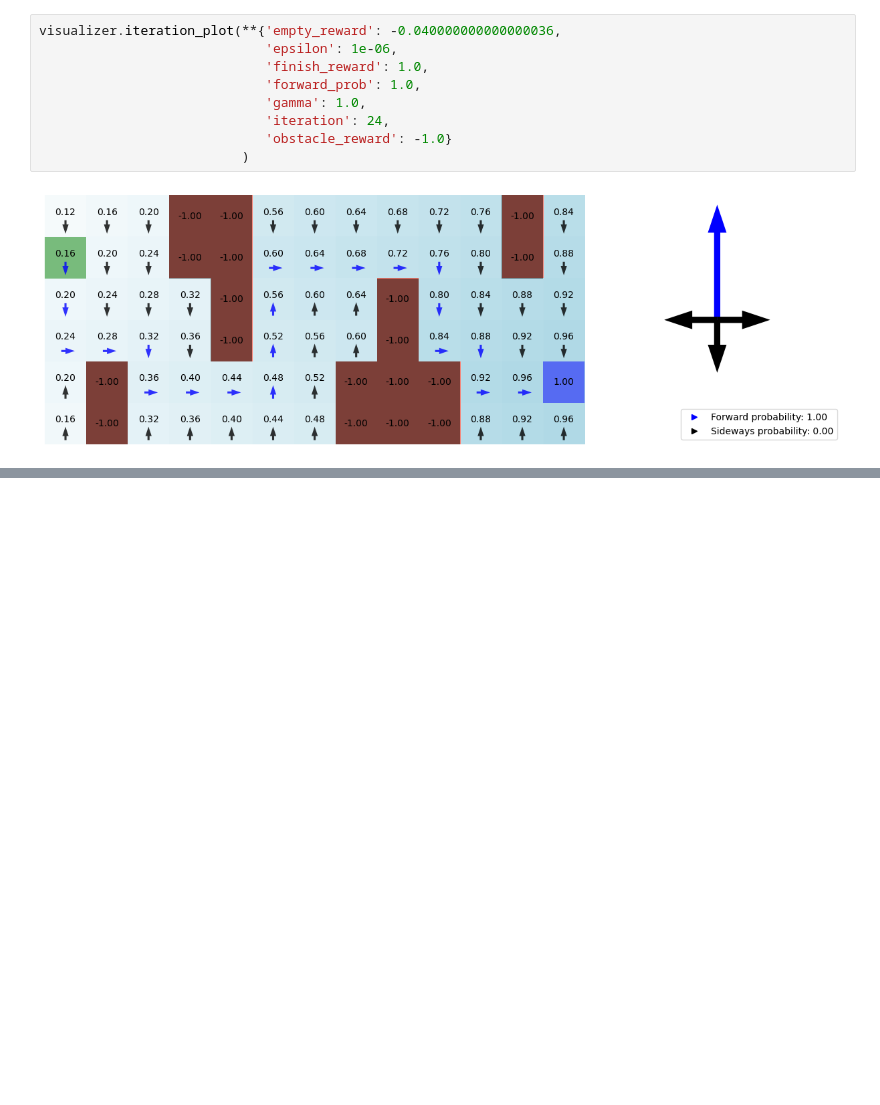
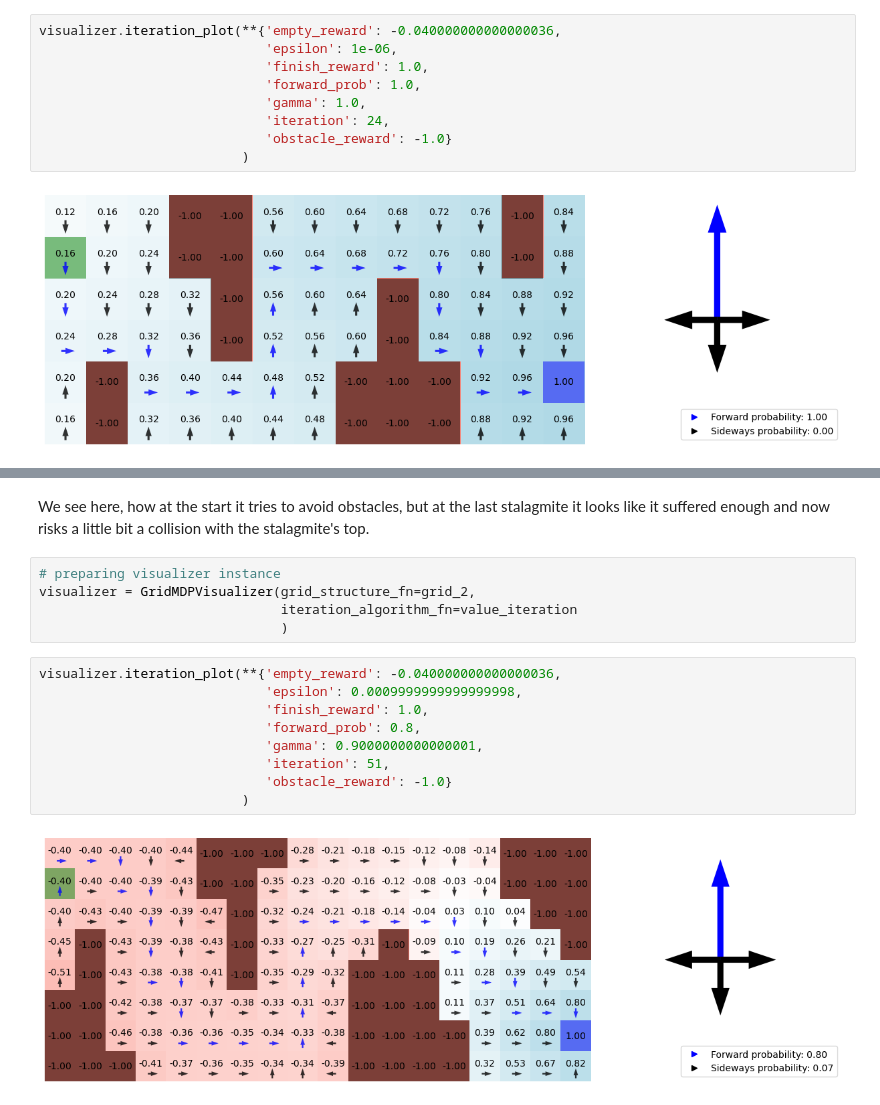
Before and after one commit to nickobard/ZUM-Artificial-Intelligence-Foundations-Practicals, a Jupyter notebook: semestral_work/semestral_work.ipynb, the cells around one changed output, grey strips where cells are left out. Cells and saved outputs as stored; diff of their text form; blank space fills up the shorter version.

Commit message:
semestral_work: Finish basic structure for the notebook and finish with experiments

```diff
--- a/semestral_work/semestral_work.ipynb
+++ b/semestral_work/semestral_work.ipynb
@@ -246,0 +288,18 @@ We see it takes the shortest possible path to get to the rewarding terminal stat
+# %% [markdown]
+We see here, how at the start it tries to avoid obstacles, but at the last stalagmite it looks like it suffered enough and now risks a little bit a collision with the stalagmite's top.
+# %%
+# preparing visualizer instance
+visualizer = GridMDPVisualizer(grid_structure_fn=grid_2,
+                               iteration_algorithm_fn=value_iteration
+                               )
+# %%
+visualizer.iteration_plot(**{'empty_reward': -0.040000000000000036,
+                             'epsilon': 0.0009999999999999998,
+                             'finish_reward': 1.0,
+                             'forward_prob': 0.8,
+                             'gamma': 0.9000000000000001,
+                             'iteration': 51,
+                             'obstacle_reward': -1.0}
+                          )
+# %% [output]
+[figure, added]
```
Also changed, not shown: parts of 16 cells of this notebook.
